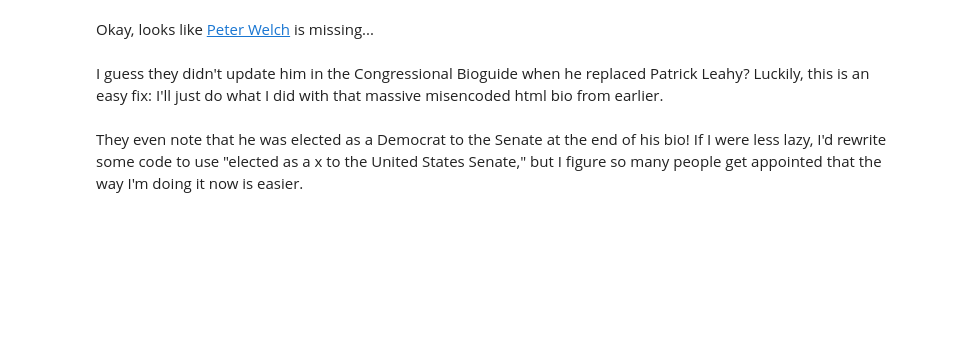
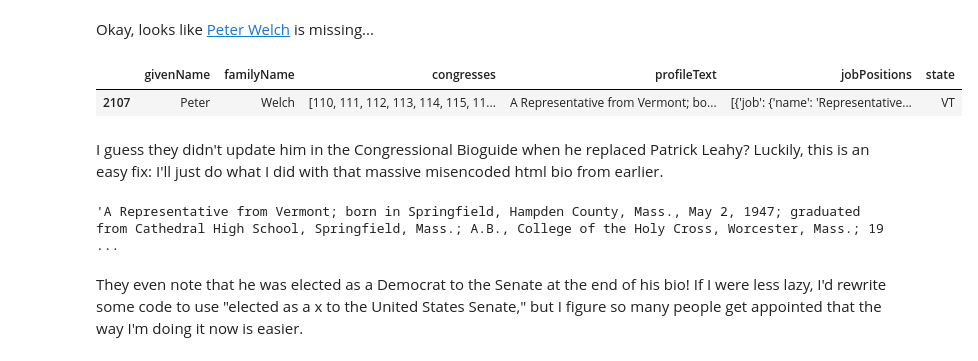
Before and after one commit to henryjosephson/paths-to-congress, a Jupyter notebook: src/process_data/read_jsons_to_df.ipynb, the cells around one changed output. Saved outputs shown, nothing was run; the diff lists cells and outputs as text; code cells hidden in the pictures; blank space fills up the shorter version.

```diff
--- a/src/process_data/read_jsons_to_df.ipynb
+++ b/src/process_data/read_jsons_to_df.ipynb
@@ -77,11 +135,16 @@ currentBios.loc[
 # %% [markdown]
 Okay, looks like [Peter Welch](https://en.wikipedia.org/wiki/Peter_Welch) is missing...
 # %%
-currentBios.loc[lambda x: (x.givenName == "Peter") & (x.familyName == "Welch")]
+recentBios.loc[lambda x: (x.givenName == "Peter") & (x.familyName == "Welch")]
+# %% [output]
+|  | givenName | familyName | congresses | profileText | jobPositions | state |
+| 2107 | Peter | Welch | [110, 111, 112, 113, 114, 115, 11... | A Representative from Vermont; bo... | [{'job': {'name': 'Representative... | VT |
 # %% [markdown]
 I guess they didn't update him in the Congressional Bioguide when he replaced Patrick Leahy? Luckily, this is an easy fix: I'll just do what I did with that massive misencoded html bio from earlier.
 # %%
-currentBios.loc[2107, "profileText"]
+recentBios.loc[2107, "profileText"]
+# %% [output]
+'A Representative from Vermont; born in Springfield, Hampden County, Mass., May 2, 1947; graduated from Cathedral High School, Springfield, Mass.; A.B., College of the Holy Cross, Worcester, Mass.; 19 ...
 # %% [markdown]
 They even note that he was elected as a Democrat to the Senate at the end of his bio! If I were less lazy, I'd rewrite some code to use "elected as a x to the United States Senate," but I figure so many people get appointed that the way I'm doing it now is easier.
 # %%
```
Also changed, not shown: parts of 37 cells of this notebook, 6 other files.
